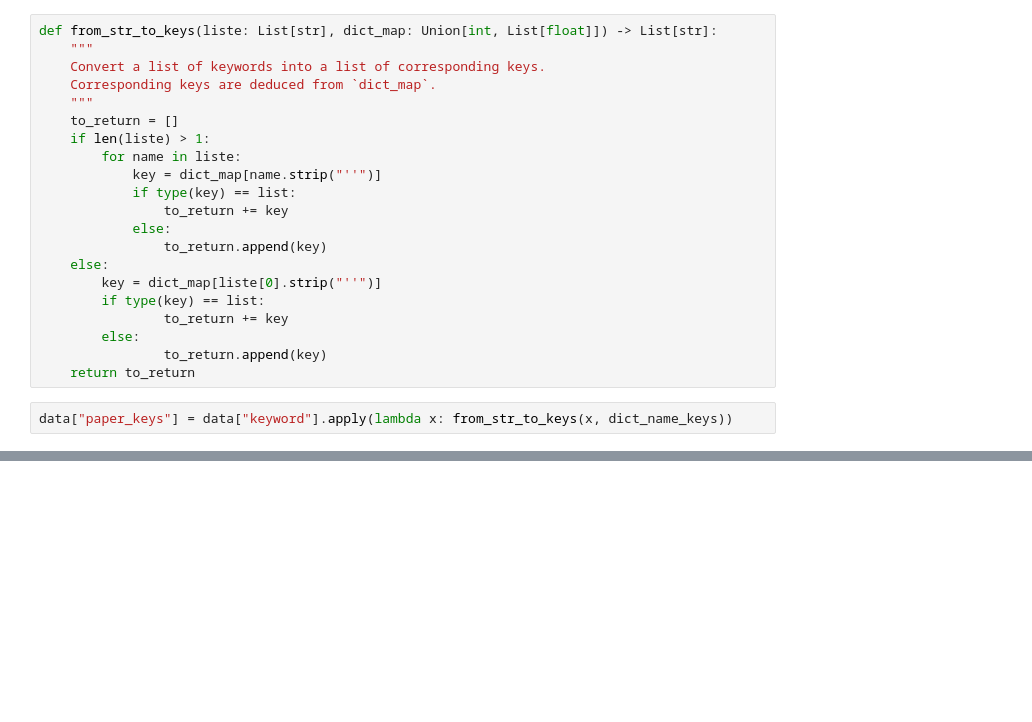
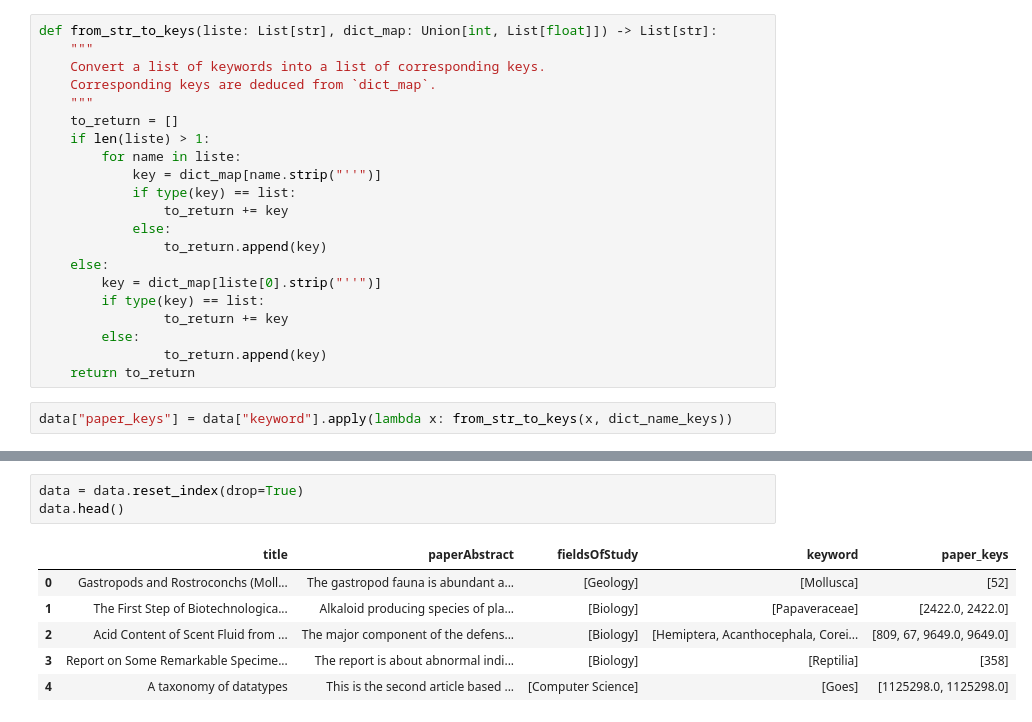
Before and after one commit to dataforgoodfr/batch8_ceebios, a Jupyter notebook: notebooks/Filter dataset scientific papers, part 2.ipynb, the cells around one changed output, grey strips where cells are left out. Saved outputs shown, nothing was run; the diff lists cells and outputs as text; blank space fills up the shorter version.

```diff
--- a/notebooks/Filter dataset scientific papers, part 2.ipynb
+++ b/notebooks/Filter dataset scientific papers, part 2.ipynb
@@ -395,0 +395,10 @@ data.head()
+# %%
+data = data.reset_index(drop=True)
+data.head()
+# %% [output]
+|  | title | paperAbstract | fieldsOfStudy | keyword | paper_keys |
+| 0 | Gastropods and Rostroconchs (Moll... | The gastropod fauna is abundant a... | [Geology] | [Mollusca] | [52] |
+| 1 | The First Step of Biotechnologica... | Alkaloid producing species of pla... | [Biology] | [Papaveraceae] | [2422.0, 2422.0] |
+| 2 | Acid Content of Scent Fluid from ... | The major component of the defens... | [Biology] | [Hemiptera, Acanthocephala, Corei... | [809, 67, 9649.0, 9649.0] |
+| 3 | Report on Some Remarkable Specime... | The report is about abnormal indi... | [Biology] | [Reptilia] | [358] |
+| 4 | A taxonomy of datatypes | This is the second article based ... | [Computer Science] | [Goes] | [1125298.0, 1125298.0] |
```
Also changed, not shown: parts of 7 cells of this notebook.
